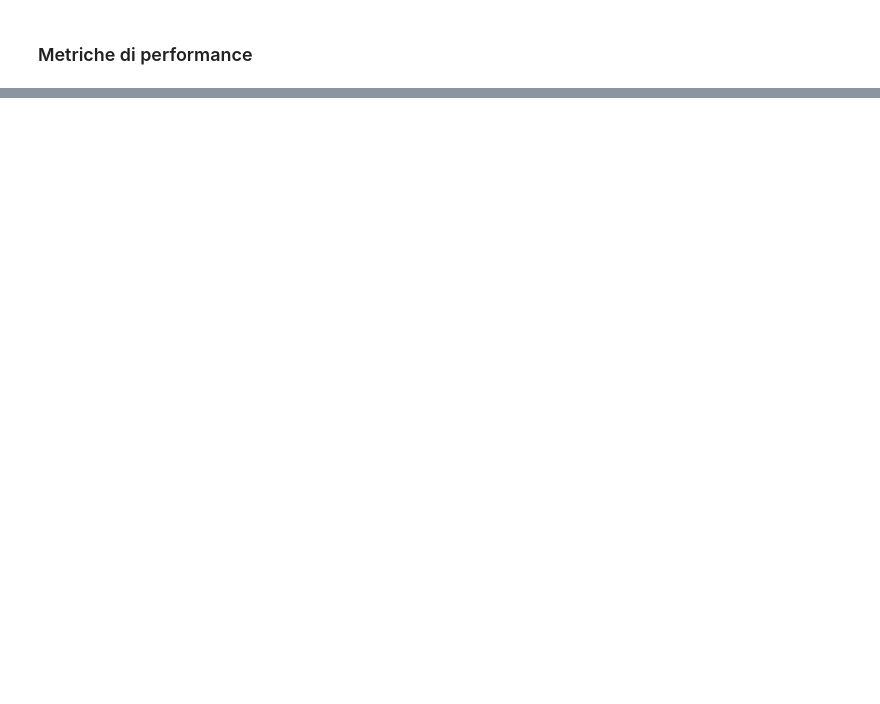
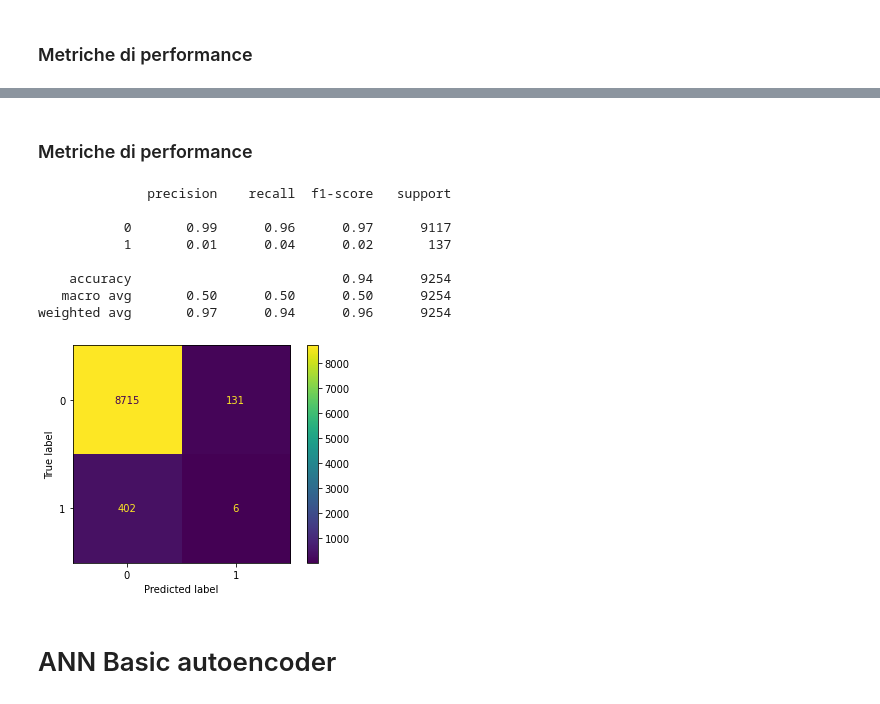
Before and after one commit to alepistola/AI-OkComputer, a Jupyter notebook: dropoutExplain.ipynb, the cells around one changed output, grey strips where cells are left out. Cells and saved outputs as stored; diff of their text form; code cells hidden in the pictures; blank space fills up the shorter version.

```diff
--- a/dropoutExplain.ipynb
+++ b/dropoutExplain.ipynb
@@ -357,8 +312,14 @@ if(not local):
 
 dt = pd.read_excel(base_url + 'final_dataset.xlsx')
 
+dropout_ids = dt.loc[(dt['Abbandoni'] > 0)]["ID_Studente"]
+
 y = dt['Abbandoni']
 x = dt.drop('Abbandoni', axis=1)
 
 x_train, x_test, y_train, y_test = sklearn.model_selection.train_test_split(x, y, test_size=0.15)
+print("X train size: " + str(x_train.shape))
+print("Y train size: " + str(y_train.shape))
+print("X test size: " + str(x_test.shape))
+print("Y test size: " + str(y_test.shape))
 # %% [output]
@@ -423,0 +393,21 @@ weighted avg       0.92      0.92      0.92      9254
+# %%
+sample_weight = np.ones(len(x_train))
+for id in dropout_ids:
+  try:
+    if(x_train.iloc[id - 1] is not None):
+      sample_weight[id - 1] = 50
+  except:
+    print("Id: " + str(id) + " not in train test")
+
+
+weighted_samples_linear_svm_filename = 'weighted_samples_linear_svm.sav'
+use_pretrained = True
+
+if(use_pretrained):
+  _svm = load_model(weighted_samples_linear_svm_filename)
+else:
+  _svm = svm.SVC(kernel='linear')
+  _svm.fit(x_train, y_train, sample_weight=sample_weight)
+  save_model(_svm, weighted_samples_linear_svm_filename)
+
+y_predict = _svm.predict(x_test)
@@ -423,0 +432,16 @@ weighted avg       0.92      0.92      0.92      9254
+# %% [markdown]
+### Metriche di performance
+# %%
+print_classification_report_n_mconfusion(y_predict, y_test)
+# %% [output]
+              precision    recall  f1-score   support
+
+           0       0.99      0.96      0.97      9117
+           1       0.01      0.04      0.02       137
+
+    accuracy                           0.94      9254
+   macro avg       0.50      0.50      0.50      9254
+weighted avg       0.97      0.94      0.96      9254
+[figure, added]
+# %% [markdown]
+# ANN Basic autoencoder
```
Also changed, not shown: parts of 26 cells of this notebook.
